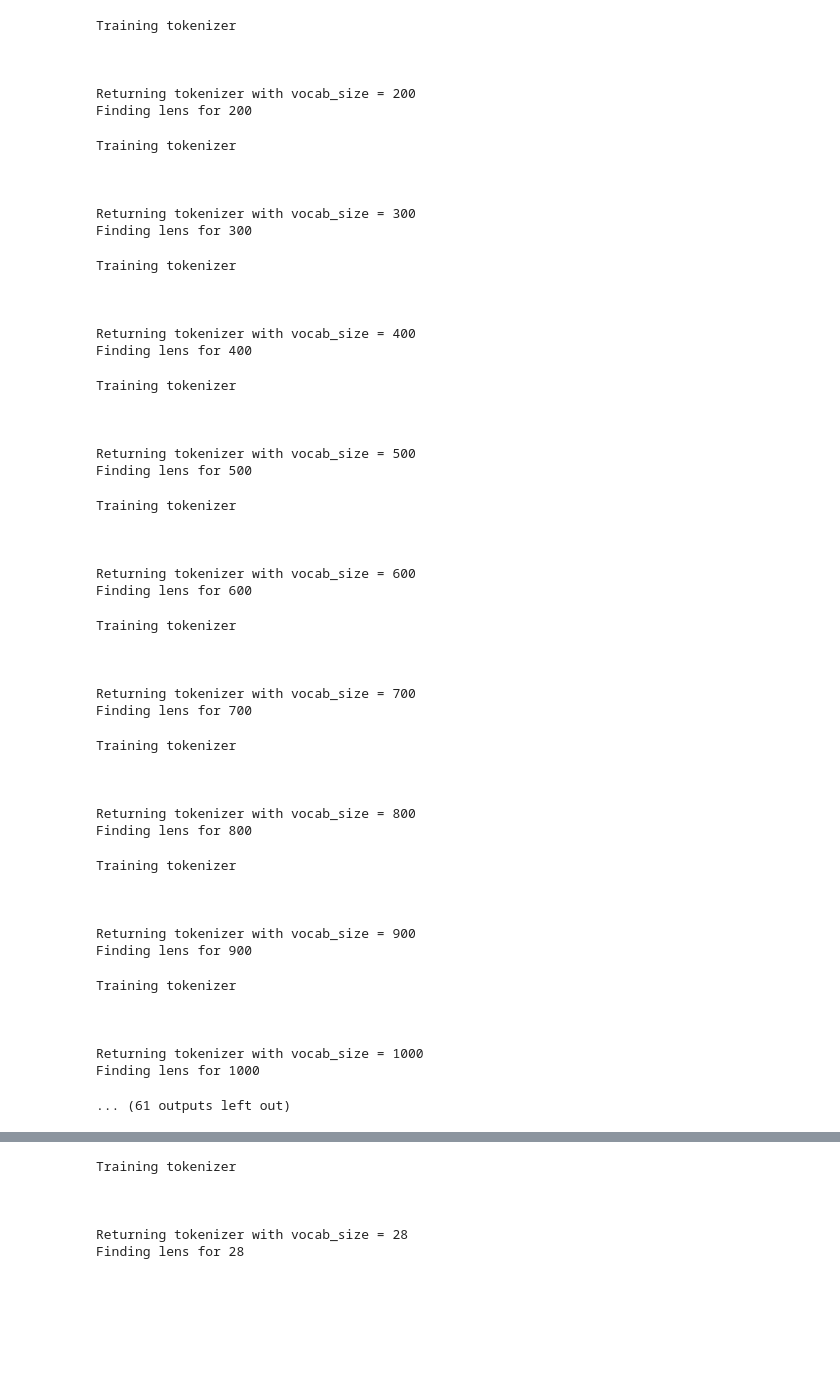
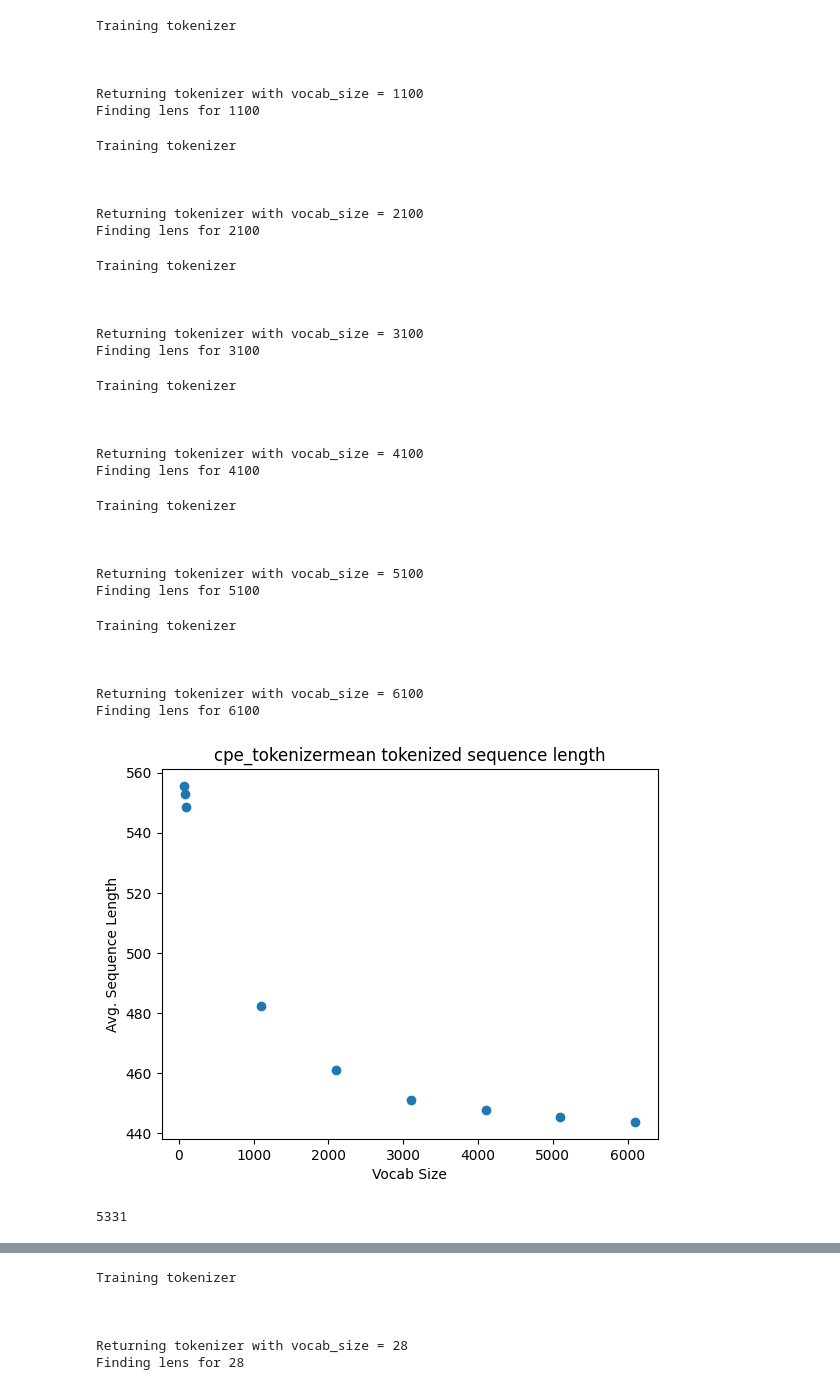
Before and after one commit to sakethramakrishnan/cpe, a Jupyter notebook: cpe/determining_tokenizer.ipynb, the cells around one changed output, grey strips where cells are left out. Cells and saved outputs as stored; diff of their text form; code cells hidden in the pictures; blank space fills up the shorter version.

```diff
--- a/cpe/determining_tokenizer.ipynb
+++ b/cpe/determining_tokenizer.ipynb
@@ -297,6 +466,8 @@ def plot_vocab_lens(
 # %%
+
+
 def plot_mean_seq_lens(
-    sequence_fasta_file: str, vocab_sizes: list[int], bpe_tokenizer_type: str, save_tokenizer: bool = False, save_plot_data: bool = True
+    dna_sequences: list[str], vocab_sizes: list[int], bpe_tokenizer_type: str, save_tokenizer: bool = False, save_plot_data: bool = True
 ):
     """_summary_
 
@@ -307,7 +478,7 @@ def plot_mean_seq_lens(
         bpe_tokenizer_type (str): choices: ["ape_tokenizer", "cpe_tokenizer", "npe_tokenizer"]
     """
 
-    dna_sequences = any_file_fasta_reader(sequence_fasta_file)
+
 
     # data preprocessing dependent on tokenizer_type
     if bpe_tokenizer_type == "ape_tokenizer":
@@ -365,7 +536,7 @@ def plot_mean_seq_lens(
             # print(tokenizer.vocab)
 
 
-            # torch.unique finds all the individual tokens we USED to tokenize the sequence
+
             # len finds how many individual tokens we need to tokenize the sequence
             unique_lens.append(len(tokenized_seq))
 
@@ -393,7 +564,7 @@ def plot_mean_seq_lens(
             }
         )
     if save_plot_data:
-        file_path = bpe_tokenizer_type + "_mean_seq_len_experiment.json"
+        file_path = bpe_tokenizer_type + "_mean_seq_len_experiment_fungi.json"
         with open(file_path, "w") as json_file:
             json.dump(data, json_file, indent=2)
 
@@ -438,2 +614,4 @@ PreTrainedTokenizerFast(name_or_path='', vocab_size=3000, model_max_length=10000
 # %%
 max_vocab_all = 7_000
+# %%
+sequences = read_fasta("/home/couchbucks/Documents/saketh/cpe/data/datasets/fungi/train_fungi.fasta")
@@ -439,0 +678,12 @@ max_vocab_all = 7_000
+# %%
+from sklearn.model_selection import train_test_split
+
+# Your list of samples
+#all_samples = [...]
+
+# Set the seed for reproducibility
+seed = 42
+
+# Split the data into training, validation, and testing sets
+train_samples, test_samples = train_test_split(sequences, test_size=0.2, random_state=seed)
+train_samples, val_samples = train_test_split(train_samples, test_size=0.25, random_state=seed)  # 0.25 x 0.8 = 0.2
@@ -440,10 +710,10 @@ max_vocab_all = 7_000
 # %%
 # CPE: [64, 80, 100, 200, 300, 400, ... , 3000]
 cpe_vocab_sizes = [71, 80]
-cpe_vocab_sizes.extend(iter(range(100, max_vocab_all + 1, 100)))
+cpe_vocab_sizes.extend(iter(range(100, max_vocab_all + 1, 1000)))
 
 plot_mean_seq_lens(
-    sequence_fasta_file="/home/couchbucks/Documents/saketh/cpe/data/datasets/mdh_natural_dataset.fasta",
+    dna_sequences=val_samples,
     vocab_sizes=cpe_vocab_sizes,
     bpe_tokenizer_type="cpe_tokenizer",
     #save_tokenizer = True,
@@ -465,61 +735,43 @@ Finding lens for 80
 Training tokenizer
 
 
 
 Returning tokenizer with vocab_size = 100
 Finding lens for 100
 Training tokenizer
 
 
 
-Returning tokenizer with vocab_size = 200
-Finding lens for 200
+Returning tokenizer with vocab_size = 1100
+Finding lens for 1100
 Training tokenizer
 
 
 
-Returning tokenizer with vocab_size = 300
-Finding lens for 300
+Returning tokenizer with vocab_size = 2100
+Finding lens for 2100
 Training tokenizer
 
 
 
-Returning tokenizer with vocab_size = 400
-Finding lens for 400
+Returning tokenizer with vocab_size = 3100
+Finding lens for 3100
 Training tokenizer
 
 
 
-Returning tokenizer with vocab_size = 500
-Finding lens for 500
+Returning tokenizer with vocab_size = 4100
+Finding lens for 4100
 Training tokenizer
 
 
 
-Returning tokenizer with vocab_size = 600
-Finding lens for 600
+Returning tokenizer with vocab_size = 5100
+Finding lens for 5100
 Training tokenizer
 
 
 
-Returning tokenizer with vocab_size = 700
-Finding lens for 700
+Returning tokenizer with vocab_size = 6100
+Finding lens for 6100
-Training tokenizer
-
-
-
-Returning tokenizer with vocab_size = 800
-Finding lens for 800
-Training tokenizer
-
-
-
-Returning tokenizer with vocab_size = 900
-Finding lens for 900
-Training tokenizer
-
-
-
-Returning tokenizer with vocab_size = 1000
-Finding lens for 1000
-... (61 outputs left out)
+[figure, added]
@@ -525,0 +780,4 @@ Finding lens for 1000
+# %%
+len(seq_lens)
+# %% [output]
+5331
```
Also changed, not shown: parts of 23 cells of this notebook, 2 other files.
